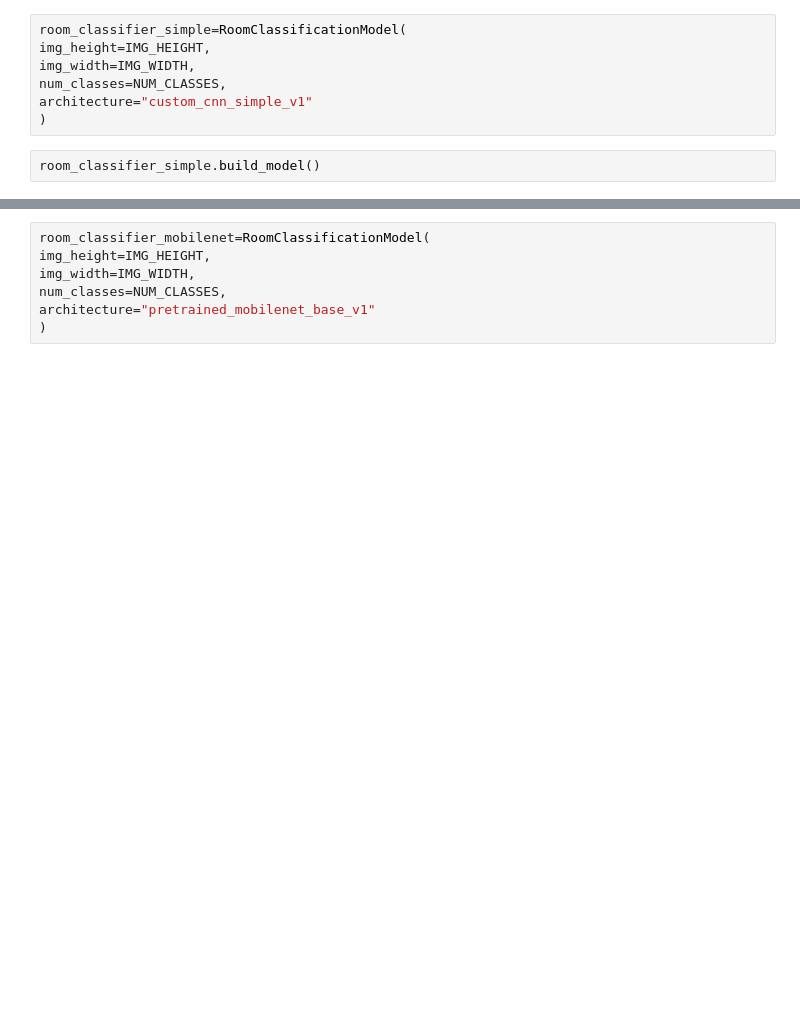
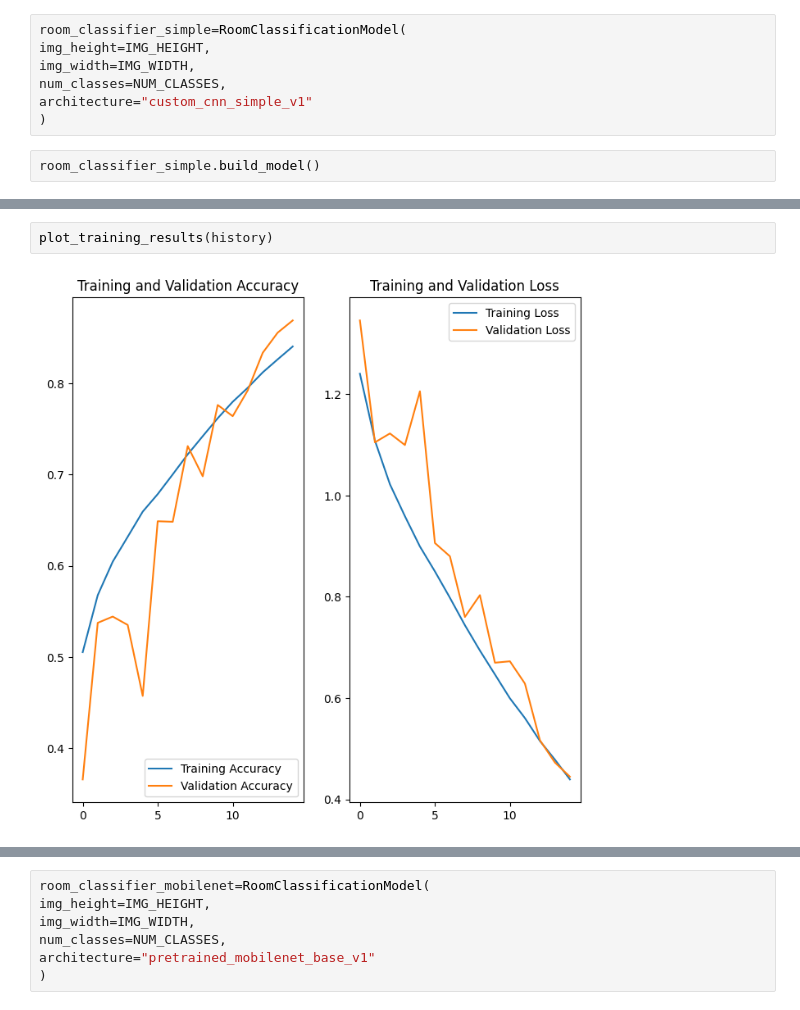
Before and after one commit to kidademoraisaly/house_room_classifier, a Jupyter notebook: notebooks/model_training.ipynb, the cells around one changed output, grey strips where cells are left out. Saved outputs shown, nothing was run; the diff lists cells and outputs as text; blank space fills up the shorter version.

```diff
--- a/notebooks/model_training.ipynb
+++ b/notebooks/model_training.ipynb
@@ -113,0 +118,4 @@ KeyboardInterrupt:
+# %%
+plot_training_results(history)
+# %% [output]
+[figure, added]
```
Also changed, not shown: parts of 15 cells of this notebook.
